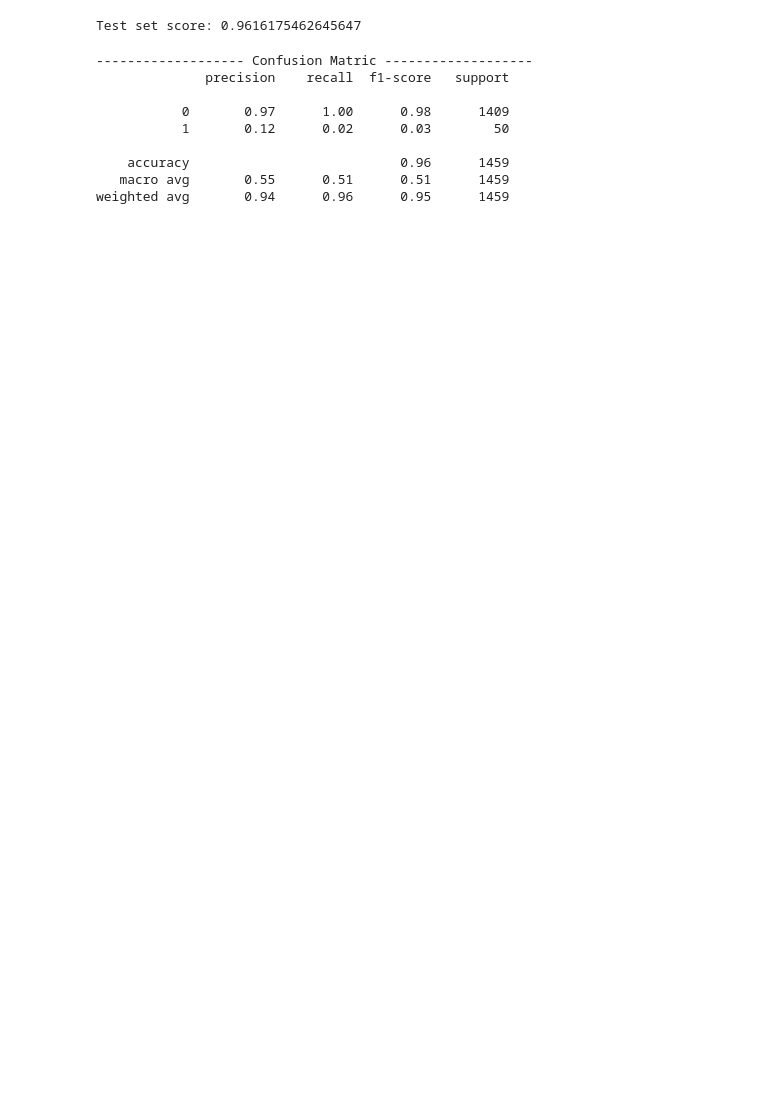
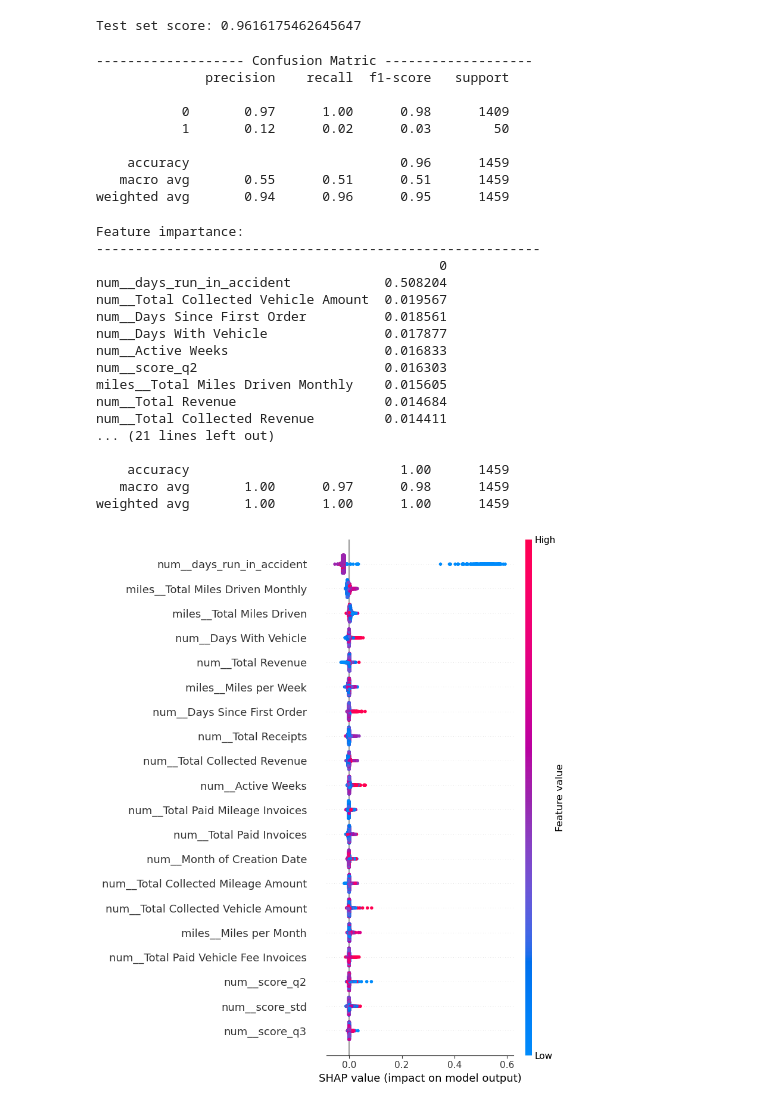
Before and after one commit to wuyaqi55/flexcar_incidents, a Jupyter notebook: incidents_customer_level.ipynb, the cells around one changed output. Cells and saved outputs as stored; diff of their text form; code cells hidden in the pictures; blank space fills up the shorter version.

```diff
--- a/incidents_customer_level.ipynb
+++ b/incidents_customer_level.ipynb
@@ -165,8 +165,9 @@ columns_to_drop = ['Subscriber Id', 'Most Recent Invoice Order Id', 'First Invoi
                    '1st_incident', '1st_mp_date_customer_level', '1st_sp_date_customer_level', 'mp_counts_customer_level',  'sp_counts_customer_level',  # target relatd
                    'Creation Date', 'First Invoice Date', 'Most Recent Invoice Date', 'Driving Record Updated At', 'Driving Record Creation Time', # date and time
                    'Vehicle Requests Make Model List', 'Most Recent Vehicle Request Requested Make Model', 'Most Recent Vehicle Request Assigned Make Model',  'First Order Requested Make', # vehicle
-                   'days_run_in_accident',  'Credit Score Approval Status',
-                   'License State',
+                #    'days_run_in_accident',
+                 'Credit Score Approval Status',
+                #    'License State',
                    'Most Recent Promo Code Used', # others
                    ]
 Target = 'seasoning_3month_incident_Ind'
@@ -187,31 +188,83 @@ categorical_columns = categorical_columns_selector(X_train)
 numerical_columns = list(set(numerical_columns) - set(miles_columns))
 categorical_columns = list(set(categorical_columns) - set(miles_columns))
 
 # preprocesser
 numeric_transformer = Pipeline(
     steps=[("imputer_num", SimpleImputer(strategy="median")), ("scaler", StandardScaler())]
 )
 
 miles_transformer = Pipeline(
     steps=[("imputer_num", SimpleImputer(strategy="constant", fill_value=0)), ("scaler", StandardScaler())]
 )
 
 categorical_transformer = Pipeline(
-    steps=[("imputer_cat", SimpleImputer(strategy="constant", fill_value='missing')), ("encode", OneHotEncoder())]
+    steps=[("imputer_cat", SimpleImputer(strategy="constant", fill_value='missing')), ("encode", OneHotEncoder(handle_unknown='ignore'))]
 )
 
 
 preprocessor = ColumnTransformer(
     transformers=[
         ("num", numeric_transformer, list(numerical_columns)),
         ("miles", miles_transformer, list(miles_columns)),
         ("cat", categorical_transformer, list(categorical_columns)),
     ]
 )
 
 steps = [('preprocess', preprocessor),
         #  ('oversample', RandomOverSampler(random_state=42)),
          ('rf', RandomForestClassifier(n_estimators=50, n_jobs=-1, max_depth=20, min_samples_leaf=1, min_samples_split=2))]
 
 model = Pipeline(steps)
 model_rf = model.fit(X_train, y_train)
+
+## feature impartant
+# feature_importances = pd.DataFrame(model_rf[1].feature_importances_, index = model_rf[:-1].get_feature_names_out())
+# feature_importances.sort_values(by=0, ascending=False).head(20)
+feature_importances = pd.DataFrame(model_rf[1].feature_importances_, index = model_rf[:-1].get_feature_names_out())
+print('Feature impartance:')
+print('---------------------------------------------------------')
+print(feature_importances.sort_values(by=0, ascending=False).head(20))
+print('\n')
+
+## confusion matrix
+from sklearn.metrics import roc_auc_score
+
+print('---------- ROC_AUC_score-------------')
+print('Training data:', roc_auc_score(y_train, model_rf.predict_proba(X_train)[:, 1]))
+print('Test data:', roc_auc_score(y_test, model_rf.predict_proba(X_test)[:, 1]))
+
+from sklearn.metrics import classification_report
+print('------------------- Confusion Matric -------------------')
+target_names = ['0', '1']
+y_test_pred= model_rf.predict(X_test)
+print(classification_report(y_test, y_test_pred, target_names=target_names))
+print('\n')
+
+
+## shap
+import shap
+X_transformed = model_rf.named_steps['preprocess'].transform(X_train)
+clf = model_rf.named_steps["rf"]
+columns = model_rf.named_steps['preprocess'].get_feature_names_out()
+explainer = shap.TreeExplainer(clf)
+shap_values = explainer.shap_values(X_transformed)
+shap.summary_plot(shap_values[:,:,1], X_transformed, feature_names=columns)
+# %% [output]
+Feature impartance:
+---------------------------------------------------------
+                                            0
+num__days_run_in_accident            0.508204
+num__Total Collected Vehicle Amount  0.019567
+num__Days Since First Order          0.018561
+num__Days With Vehicle               0.017877
+num__Active Weeks                    0.016833
+num__score_q2                        0.016303
+miles__Total Miles Driven Monthly    0.015605
+num__Total Revenue                   0.014684
+num__Total Collected Revenue         0.014411
+... (21 lines left out)
+
+    accuracy                           1.00      1459
+   macro avg       1.00      0.97      0.98      1459
+weighted avg       1.00      1.00      1.00      1459
+[figure, added]
```
Also changed, not shown: parts of 5 cells of this notebook.
